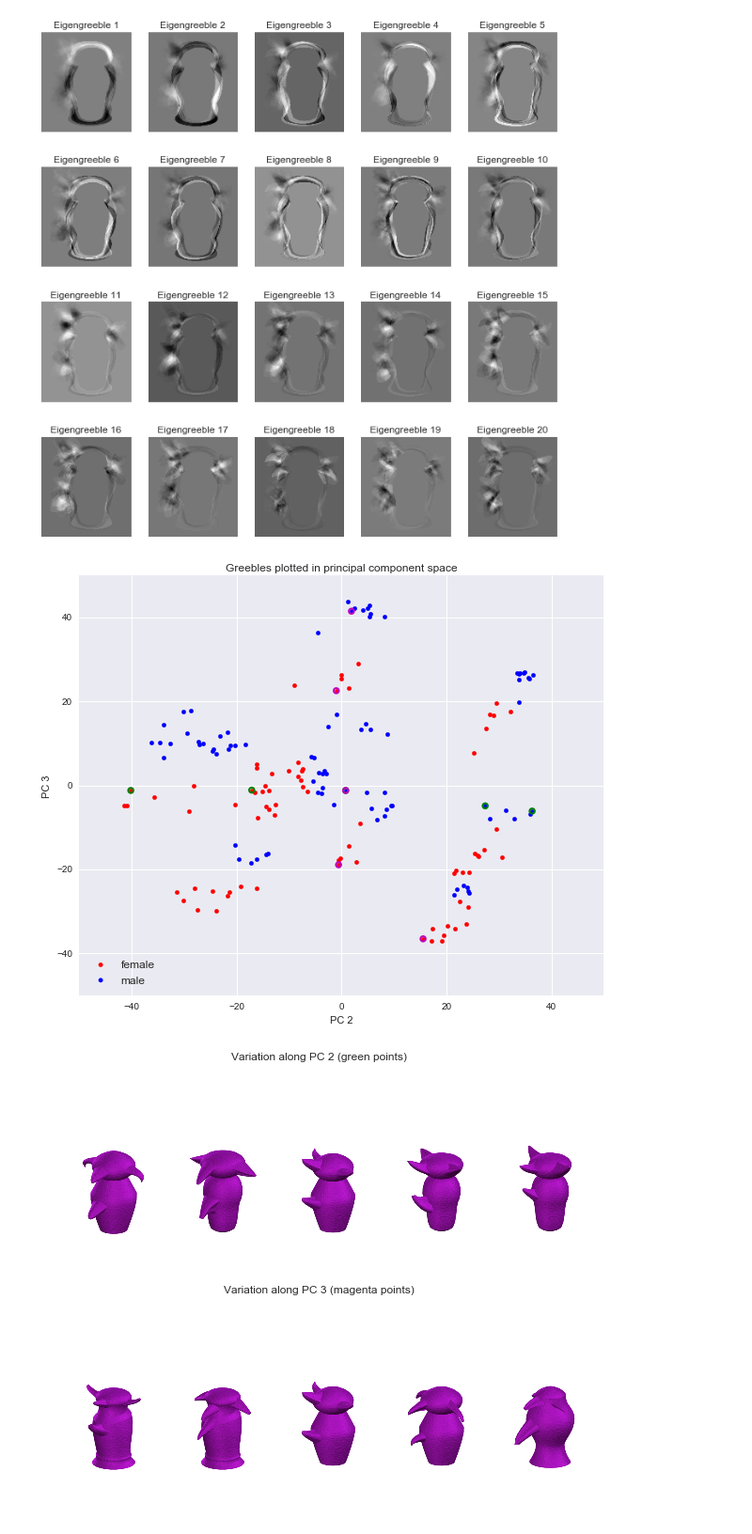
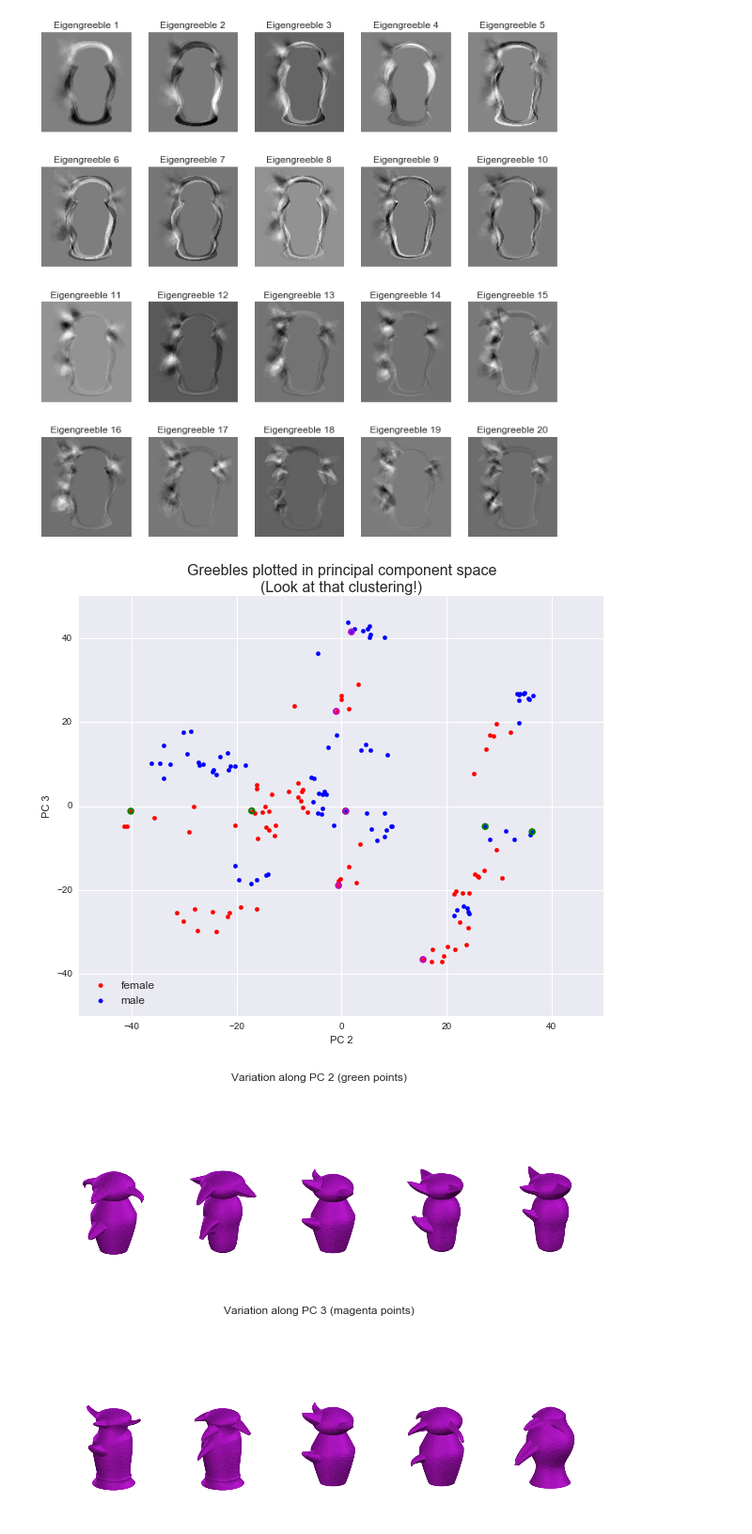
Before and after one commit to ffineis/Greeble_image_learning, a Jupyter notebook: greeble_faces.ipynb, the cells around one changed output. Shown: that part at 94% size. Drawn from its saved outputs; the diff is of its cells as text; code cells hidden in the pictures.

Commit message:
greeble dimension reduction complete

```diff
--- a/greeble_faces.ipynb
+++ b/greeble_faces.ipynb
@@ -38,0 +65,19 @@ PCs = u.dot(Sigma)
+# %%
+# Obtain the SVD:
+# Note that u.dot(np.diag(s).dot(v)) == X_sc, so
+# v is *actually* what Python calls v^T! Be warned!
+u, s, v = np.linalg.svd(X_sc, full_matrices = False)
+Sigma = np.diag(s)
+PCs = u.dot(Sigma)
+
+# Plot singular values
+fig = plt.figure(figsize=(10, 8))
+sing_val_inds = np.arange(len(s)) + 1
+plt.plot(sing_val_inds, s, 'ko-', linewidth=1)
+plt.title('Singular values')
+plt.xlabel('Index')
+plt.show()
+
+# Based on singular value scree plot,
+# let's just keep the first 25 principal components's-worth of information.
+X_pca_trans = X_sc.dot(v[0:25, ].T)
@@ -49,10 +102,17 @@ for i in range(20):
 # %% [output]
 [figure]
 # %%
-def low_rank_img(img_ind, i, j):
+## Theoretically, if we wanted to plot a few low-rank representations of a particular greeble.
+def low_rank_img(img_ind, d):
+    '''
+    Plot a low-rank approximation of a particular greeble: \sum_{j = 1}^{d} u_{i, j} \sigma_{j} v_{j} + \bar{\mu}
+
+    img_ind: index of greeble for which we'll find a low-rank representation.
+    d: dimensionality of low-rank greeble.
+    '''
     im = np.zeros(shape = (v.shape[1],))
     for j in range(d):
-        im = u[i,j]*s[j]*v[i,:]
+        im = u[img_ind,j]*s[j]*v[j,:]
     im += mean_vec
     im = im.reshape(img_dim)
     plt.imshow(im*255, cmap = 'gray', interpolation = 'lanczos')
@@ -60,6 +120,13 @@ def low_rank_img(img_ind, i, j):
     plt.xticks([]); plt.yticks([])
 
 def Plot_nearest_to_grid(i, j):
+    '''
+    Plot greeble positions along the i-th PC vector vs. the j-th PC vector.
+    Find greebles nearest the plotting grid intersection points.
+
+    i: index of a principal component to use as x-axis.
+    j: index of a principal component to use as y-axis.
+    '''
     dat = np.transpose(np.array([PCs[:,i], PCs[:,j]]))
     horiz = np.transpose(np.array([np.linspace(-40, 40, 5), np.zeros([5])])) #(-40, 0), (-20, 0), etc...
     vert = np.transpose(np.array([np.zeros([5]), np.linspace(40, -40, 5)])) #(0, 40), (0, 20), etc...
@@ -73,7 +140,8 @@ def Plot_nearest_to_grid(i, j):
 
     ax.set_xlabel("PC %d" % i)
     ax.set_ylabel("PC %d" % j)
-    ax.set_title("Greebles plotted in principal component space")
+    ax.set_title("Greebles plotted in principal component space\n(Look at that clustering!)")
+    ax.title.set_fontsize(16)
     ax.legend((fem, male),
            ("female", "male"),
            scatterpoints=1,
@@ -82,38 +150,37 @@ def Plot_nearest_to_grid(i, j):
 
     for i in range(5):
             ptH = horiz[i,:]
             ptV = vert[i,:]
             horiz_greeb_ind = np.argmin([np.linalg.norm(ptH - dat[ii,:]) for ii in range(dat.shape[0])])
             vert_greeb_ind = np.argmin([np.linalg.norm(ptV - dat[ii,:]) for ii in range(dat.shape[0])])
-#             ax.scatter(ptH[0], ptH[1], s = 30, facecolors='none', edgecolors='g', linewidths = 2)
-#             ax.scatter(ptV[0], ptV[1], s = 30, facecolors='none', edgecolors='g', linewidths = 2)
             ax.scatter(dat[horiz_greeb_ind,0], dat[horiz_greeb_ind,1], s = 30, facecolors = 'none', edgecolors = 'g', linewidths = 2)
             ax.scatter(dat[vert_greeb_ind,0], dat[vert_greeb_ind,1], s = 30, facecolors = 'none', edgecolors = 'm', linewidths = 2)
             horizontal_imgs.append(horiz_greeb_ind); vertical_imgs.append(vert_greeb_ind)
 
     plt.show()
     return(horizontal_imgs, vertical_imgs)
 
 
 i = 2; j = 3
-h, v = Plot_nearest_to_grid(i,j)
+horiz, vert = Plot_nearest_to_grid(i,j)
 
+# Attempt to illustrate how the greebles change along particular principal components...
 fig = plt.figure(figsize = (10,8))
 fig.suptitle('Variation along PC %d (green points)'%i)
 for i in range(5):
     ax = fig.add_subplot(2,5, i+1)
-    img = cv2.imread(path.join(cwd, 'data', greeble_imgs[h[i]]), cv2.IMREAD_COLOR)
+    img = cv2.imread(path.join(cwd, 'data', greeble_imgs[horiz[i]]), cv2.IMREAD_COLOR)
     ax.imshow(img)
     ax.axis("off")
 
 fig = plt.figure(figsize = (10,8))
 fig.suptitle('Variation along PC %d (magenta points)'%j)
 for i in range(5):
     ax = fig.add_subplot(2,5, i+1)
-    img = cv2.imread(path.join(cwd, 'data', greeble_imgs[v[i]]), cv2.IMREAD_COLOR)
+    img = cv2.imread(path.join(cwd, 'data', greeble_imgs[vert[i]]), cv2.IMREAD_COLOR)
     ax.imshow(img)
     ax.axis("off")
 # %% [output]
-[figure, old version]
+[figure, new version]
 [figure]
 [figure]
```
Also changed, not shown: parts of 17 cells of this notebook.
